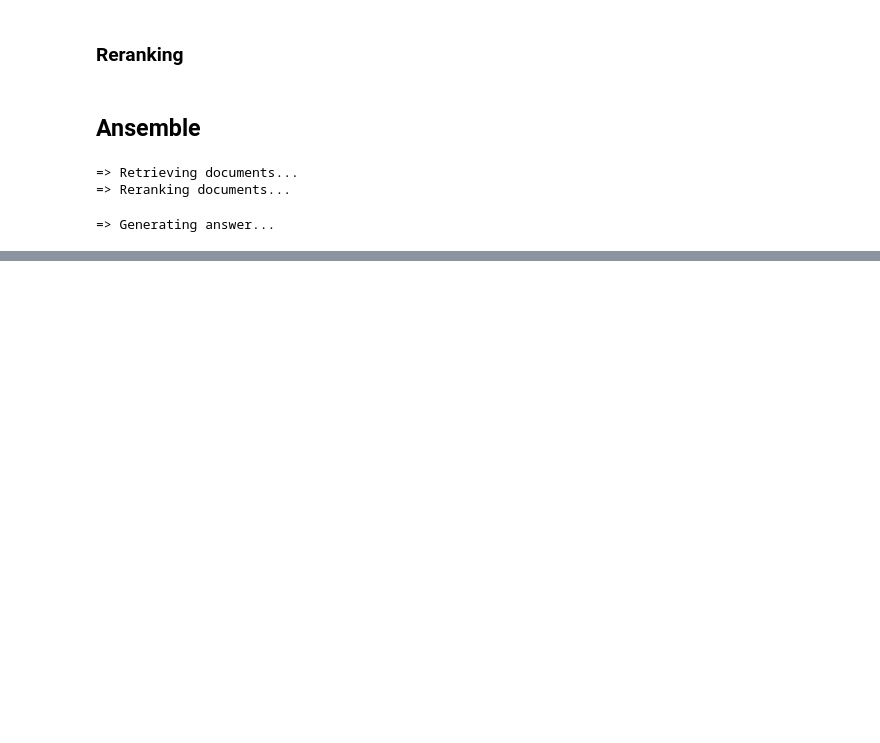
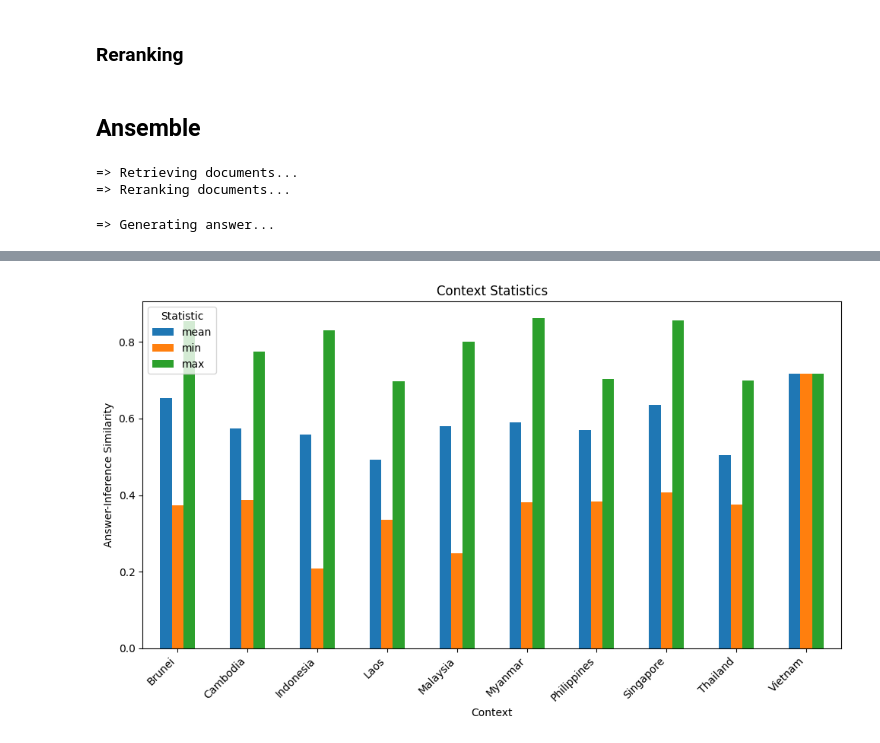
Before and after one commit to rifqifarhansyah/Travel_Recommendation, a Jupyter notebook: RAG/RAG.ipynb, the cells around one changed output, grey strips where cells are left out. Cells and saved outputs as stored; diff of their text form; code cells hidden in the pictures; blank space fills up the shorter version.

```diff
--- a/RAG/RAG.ipynb
+++ b/RAG/RAG.ipynb
@@ -516,0 +580,10 @@ Indonesia is one of the most exotic countries you will ever visit. Indonesia mar
+# %%
+input_path = './data/evaluation/groundtruth.csv'
+output_path = './data/evaluation/rag_evaluation_dataset.csv'
+
+result_df = prepare_rag_evaluation_dataset(input_path, output_path)
+
+print("Dataset prepared successfully!")
+print(f"Total rows: {len(result_df)}")
+print("\nSample of the dataset:")
+print(result_df.head())
@@ -516,0 +612,14 @@ Indonesia is one of the most exotic countries you will ever visit. Indonesia mar
+# %%
+tfidf_vectorizer = TfidfVectorizer()
+
+answer_tfidf = tfidf_vectorizer.fit_transform(result_df['answer'])
+inference_tfidf = tfidf_vectorizer.transform(result_df['inference'])
+
+answer_inference_sim = []
+for i in range(len(result_df)):
+    cosine_sim = cosine_similarity(answer_tfidf[i:i+1], inference_tfidf[i:i+1])[0, 0]
+    answer_inference_sim.append(cosine_sim)
+
+result_df['answer_inference_similarity'] = answer_inference_sim
+
+print(result_df)
@@ -516,0 +662,4 @@ Indonesia is one of the most exotic countries you will ever visit. Indonesia mar
+# %%
+context_stats = result_df.groupby('context')['answer_inference_similarity'].agg(['mean', 'min', 'max'])
+
+context_stats
@@ -516,0 +683,11 @@ Indonesia is one of the most exotic countries you will ever visit. Indonesia mar
+# %%
+context_stats.plot(kind='bar', figsize=(10, 6))
+plt.title('Context Statistics')
+plt.xlabel('Context')
+plt.ylabel('Answer-Inference Similarity')
+plt.xticks(rotation=45, ha='right')  # Rotate x-axis labels for better readability
+plt.legend(title='Statistic')
+plt.tight_layout() # Adjust layout to prevent labels from overlapping
+plt.show()
+# %% [output]
+[figure, added]
```
Also changed, not shown: parts of 18 cells of this notebook, 5 other files.
